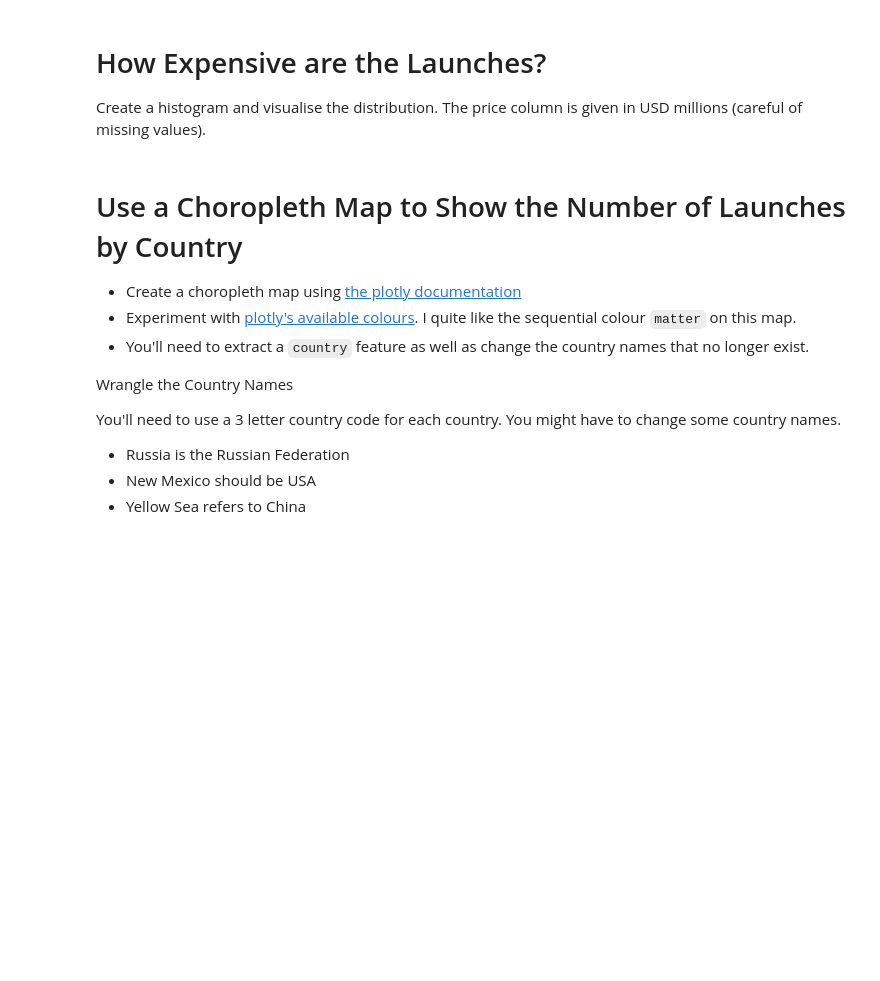
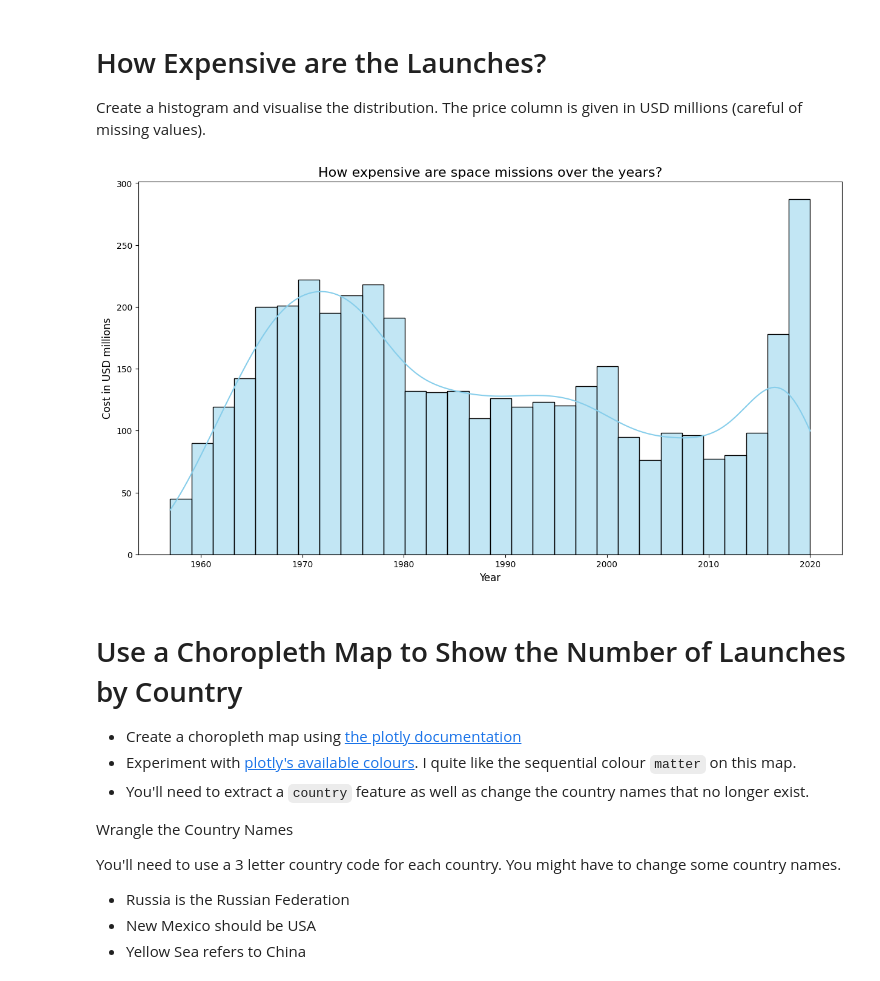
Before and after one commit to Lucasqrz1/100_days_of_code, a Jupyter notebook: Day_99/Space_Missions_Analysis_(start).ipynb, the cells around one changed output. Cells and saved outputs as stored; diff of their text form; code cells hidden in the pictures; blank space fills up the shorter version.

Commit message:
launches per year

```diff
--- a/Day_99/Space_Missions_Analysis_(start).ipynb
+++ b/Day_99/Space_Missions_Analysis_(start).ipynb
@@ -217,6 +217,18 @@ plt.show()
 # How Expensive are the Launches?
 
 Create a histogram and visualise the distribution. The price column is given in USD millions (careful of missing values).
+# %%
+# Extract launch year from the Date column
+df_data['Price'] = pd.to_datetime(df_data['Date'], errors='coerce').dt.year
+
+plt.figure(figsize=(15, 8))
+sns.histplot(data=df_data, x='Price', bins=30, kde=True, color='skyblue')
+plt.title('How expensive are space missions over the years?', fontsize=16)
+plt.xlabel('Year', fontsize=12)
+plt.ylabel('Cost in USD millions', fontsize=12)
+plt.show()
+# %% [output]
+[figure, added]
 # %% [markdown]
 # Use a Choropleth Map to Show the Number of Launches by Country
 
```
Also changed, not shown: parts of 1 cell of this notebook.
